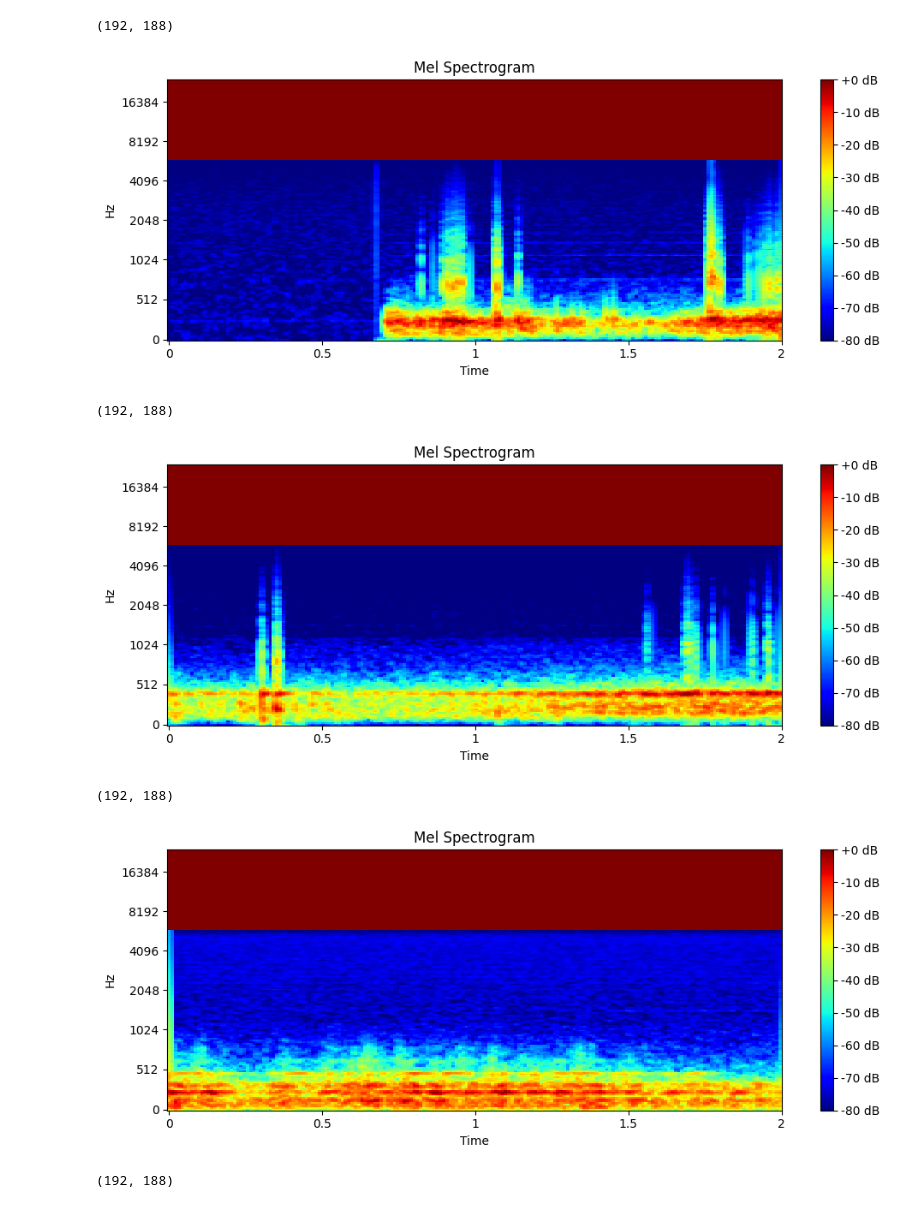
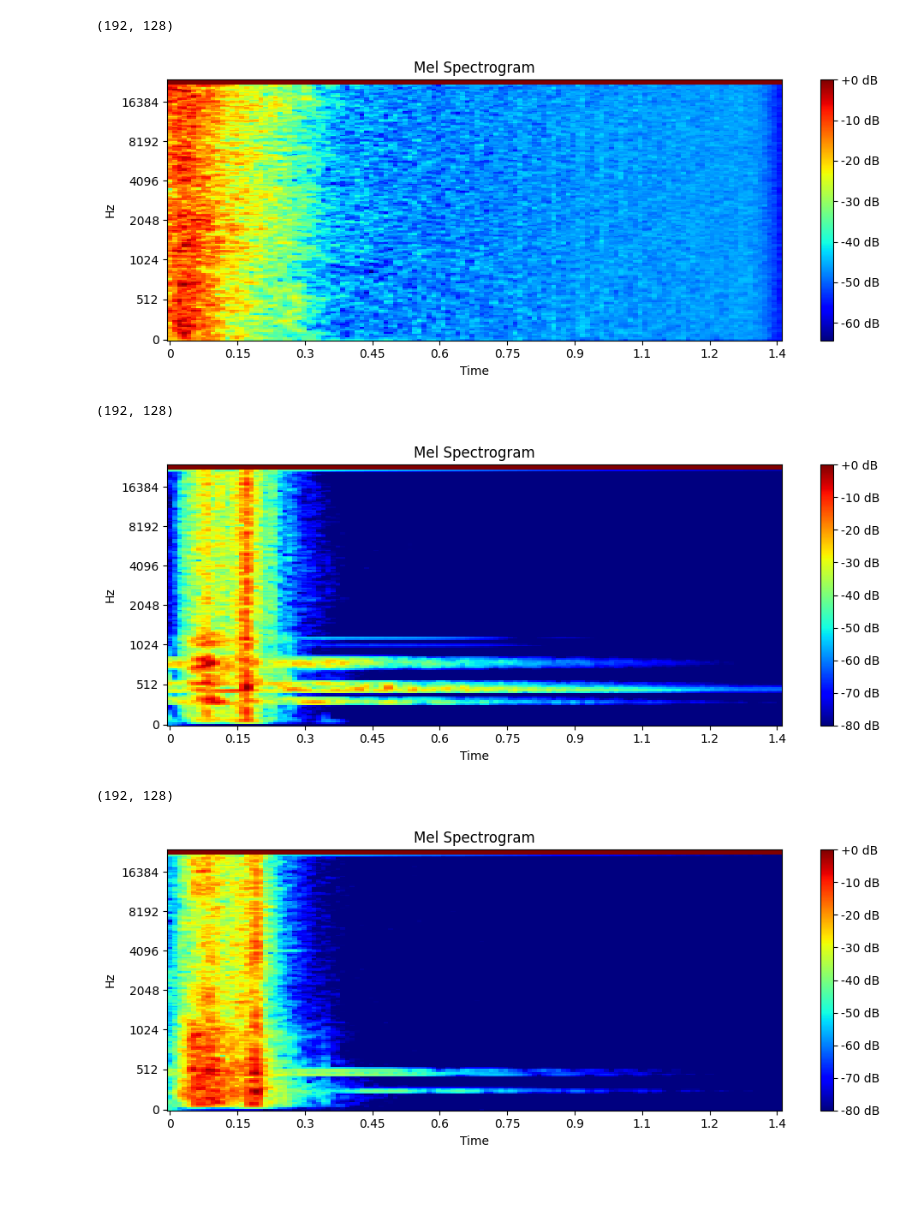
Before and after one commit to BoshiLee/leak_detection, a Jupyter notebook: mel_analysis.ipynb, the cells around one changed output. Saved outputs shown, nothing was run; the diff lists cells and outputs as text; code cells hidden in the pictures.

```diff
--- a/mel_analysis.ipynb
+++ b/mel_analysis.ipynb
@@ -6,7 +6,7 @@ from data_preprocess import extract_features, extract_stft_features
 import matplotlib.pyplot as plt
 import random
 # %%
-def load_segmented_files(directory):
+def load_segmented_files(directory, target_sr=48000):
     wav_files = []
     leak_wav_files = []
     for dir in os.listdir(directory):
@@ -17,12 +17,15 @@ def load_segmented_files(directory):
                 continue
             file_path = os.path.join(directory, dir, file)
             y, sr = librosa.load(file_path, sr=None)
+            print(f"檔案 {file_path} 的取樣率為 {sr}")
+            if sr != target_sr:
+                    y = librosa.resample(y, orig_sr=sr, target_sr=target_sr)
             filename = f'{dir}_{file}'
             if 'no-leak' in dir:
                 wav_files.append((y, sr, filename))
             if 'leak' in dir:
                 leak_wav_files.append((y, sr, filename))
-    print(f"共有 {len(wav_files)} 個 wav 檔案，其中 {len(leak_wav_files)} 個有泄漏，{len(wav_files)} 個沒有泄漏")
+    print(f"共有 {len(wav_files) + len(leak_wav_files)} 個 wav 檔案，其中 {len(leak_wav_files)} 個有泄漏，{len(wav_files)} 個沒有泄漏")
     return wav_files, leak_wav_files
 
 def shuffle_data(wav_files, leak_wav_files, n_files=None):
@@ -32,6 +35,6 @@ def shuffle_data(wav_files, leak_wav_files, n_files=None):
     return wav_files, leak_wav_files
 # %%
 # 載入訓練資料
-wav_files, leak_wav_files = load_segmented_files('training_data')
-wav_files, leak_wav_files = shuffle_data(wav_files, leak_wav_files, n_files=10)
+wav_files, leak_wav_files = load_segmented_files('validate_data/2024-10-29')
+wav_files, leak_wav_files = shuffle_data(wav_files, leak_wav_files, n_files=0)
 # %% [output]
@@ -79,15 +89,15 @@ def plot_stft(S_db, sr, hop_length=512):
     plt.show()
 # %%
 # 繪製 Mel 頻譜圖
+hop_length = 512
 for i in normal_wavs[:5]:
-    mel_spectrogram = extract_features(i, sr=48000, n_mels=128, n_fft=2048, hop_length=512)
+    mel_spectrogram = extract_features(i, sr=48000, n_mels=128, n_fft=2048, hop_length=hop_length)
     print(mel_spectrogram.shape)
-    plot_mel_spectrogram(mel_spectrogram, sr=48000, hop_length=512)
+    plot_mel_spectrogram(mel_spectrogram, sr=48000, hop_length=hop_length)
 # %% [output]
-(192, 188)
+(192, 128)
-[figure, old version]
+[figure, new version]
-(192, 188)
+(192, 128)
-[figure, old version]
+[figure, new version]
-(192, 188)
+(192, 128)
-[figure, old version]
+[figure, new version]
-(192, 188)
```
Also changed, not shown: parts of 8 cells of this notebook, 2 other files.
